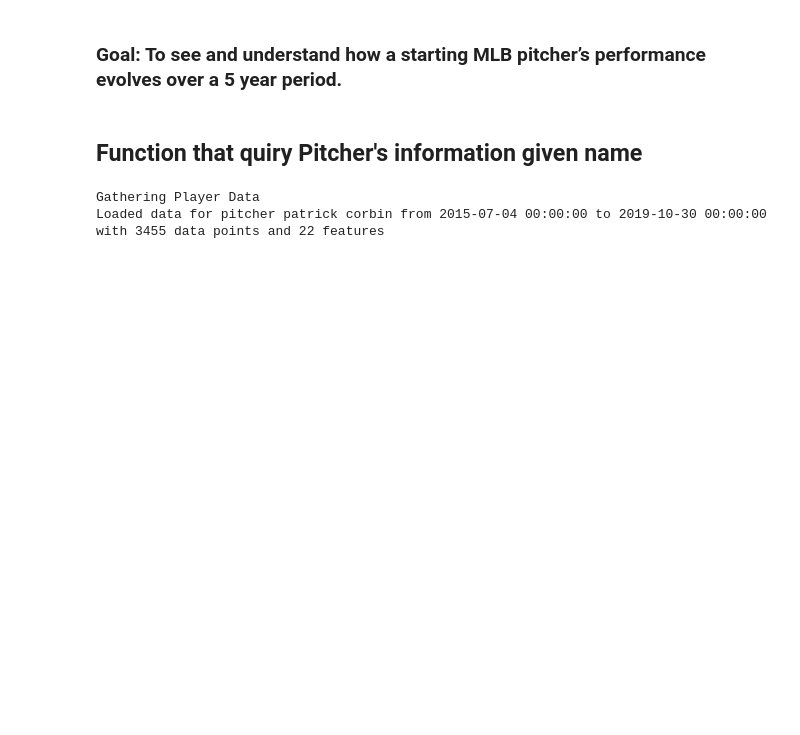
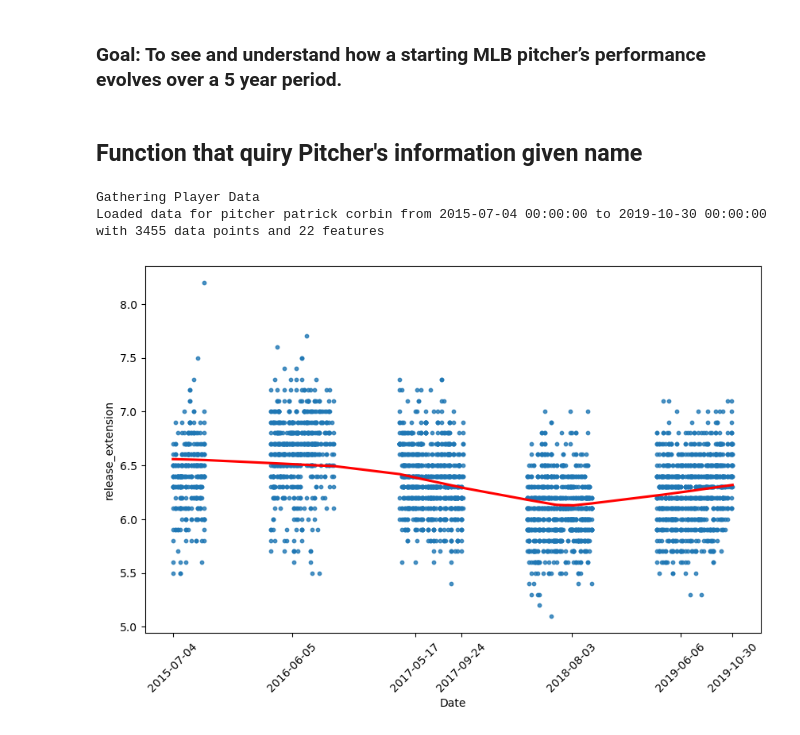
Before and after one commit to hubao666/MLB-Baseball-Data-Analysis, a Jupyter notebook: final_proj.ipynb, the cells around one changed output. Drawn from its saved outputs; the diff is of its cells as text; code cells hidden in the pictures; blank space fills up the shorter version.

Commit message:
add plot function

```diff
--- a/final_proj.ipynb
+++ b/final_proj.ipynb
@@ -69,3 +69,30 @@ pat_df = get_pitchers_info(firstname, lastname)
 Gathering Player Data
 Loaded data for pitcher patrick corbin from 2015-07-04 00:00:00 to 2019-10-30 00:00:00
 with 3455 data points and 22 features
+# %%
+def plot(columnName):
+    pat_df['game_date'] = pd.to_datetime(pat_df['game_date'])
+
+
+    pat_df['date_num'] = pat_df['game_date'].map(pd.Timestamp.toordinal)
+
+
+    plt.figure(figsize=(10, 6))
+
+
+    sns.regplot(x='date_num', y=columnName, data=pat_df, scatter_kws={'s': 10}, line_kws={'color': 'red'}, lowess=True)
+
+
+    ax = plt.gca()
+    ax.set_xticks(pat_df['date_num'][::len(pat_df)//6])
+    ax.set_xticklabels(pat_df['game_date'].dt.strftime("%Y-%m-%d")[::len(pat_df)//6], rotation=45)
+
+    plt.xlabel('Date')
+    plt.ylabel(columnName)
+    # plt.title('Average ')
+
+    plt.show()
+# %%
+plot('release_extension')
+# %% [output]
+[figure, added]
```
Also changed, not shown: parts of 1 cell of this notebook.
